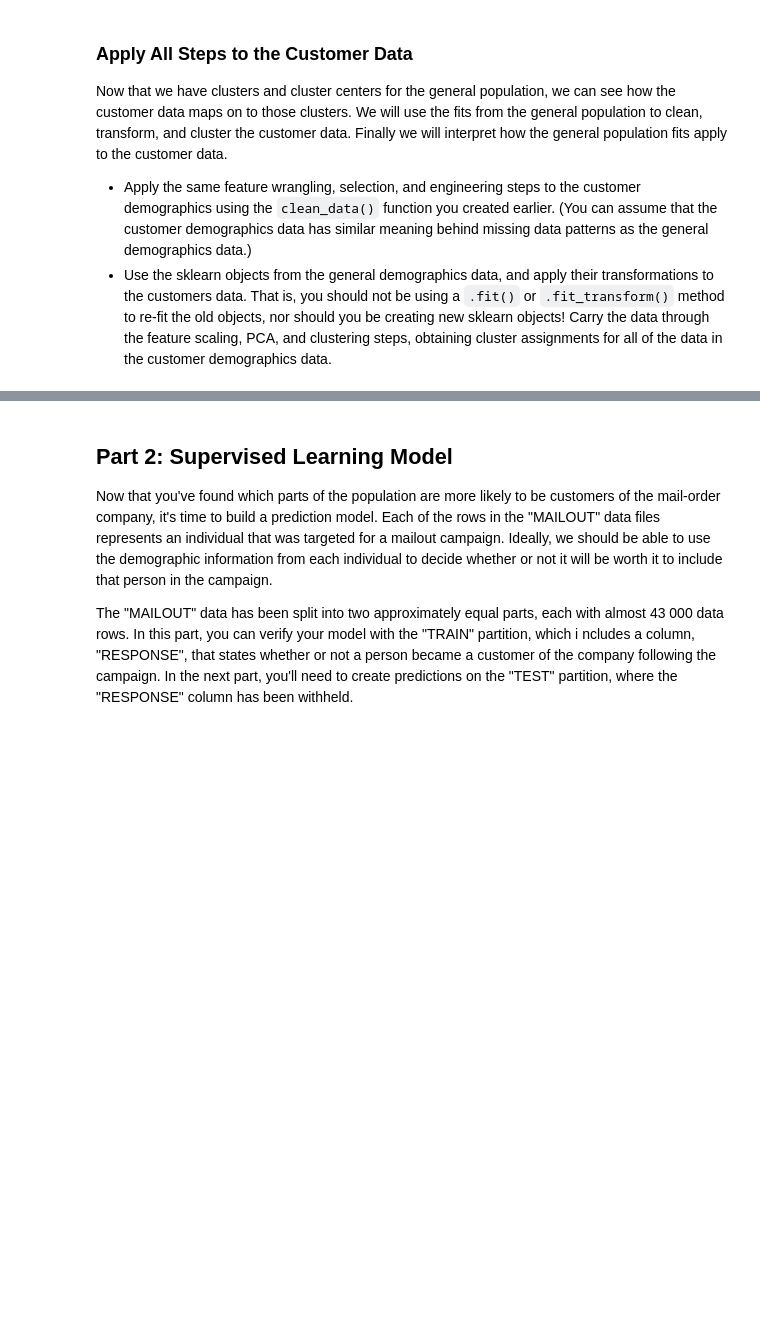
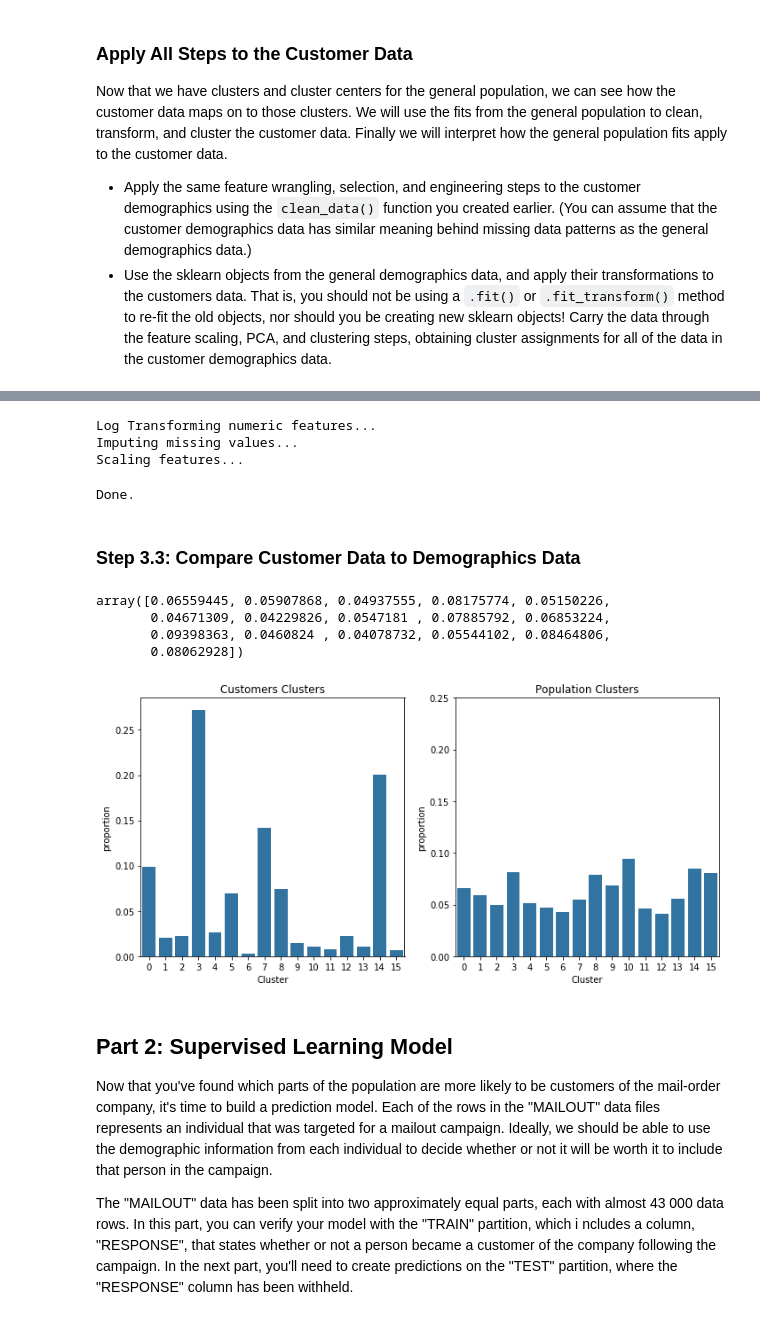
Before and after one commit to santamm/Customer-Segmentation, a Jupyter notebook: Arvato Project Workbook.ipynb, the cells around one changed output, grey strips where cells are left out. Saved outputs shown, nothing was run; the diff lists cells and outputs as text; code cells hidden in the pictures; blank space fills up the shorter version.

Commit message:
Clustering applied to Customer pop

```diff
--- a/Arvato Project Workbook.ipynb
+++ b/Arvato Project Workbook.ipynb
@@ -1046,0 +1196,5 @@ Now that we have clusters and cluster centers for the general population, we can
+# %%
+# Cleaning Data
+#'CUSTOMER_GROUP', 'ONLINE_PURCHASE', and 'PRODUCT_GROUP columns will be dropped
+customers = customers.drop(labels=['CUSTOMER_GROUP', 'ONLINE_PURCHASE', 'PRODUCT_GROUP'], axis=1)
+customers = clean_data(customers, azdias_info)
@@ -1047,3 +1211,62 @@ Now that we have clusters and cluster centers for the general population, we can
+# %%
+# Feature Transformation
+customers, imputers, scaler = feature_transformation(customers, azdias_info, imputers, scaler)
+# %% [output]
+Log Transforming numeric features...
+Imputing missing values...
+Scaling features...
+Done.
+# %%
+# Applying Pca
+cust_pca = pca.transform(customers)
+# %%
+# Clustering (16 clusters)
+customer_labels = k_model.predict(cust_pca)
+customer_centroids = k_model.cluster_centers_
+# %% [markdown]
+### Step 3.3: Compare Customer Data to Demographics Data
+# %%
+np.bincount(gen_labels)/len(gen_labels)
+# %% [output]
+array([0.06559445, 0.05907868, 0.04937555, 0.08175774, 0.05150226,
+       0.04671309, 0.04229826, 0.0547181 , 0.07885792, 0.06853224,
+       0.09398363, 0.0460824 , 0.04078732, 0.05544102, 0.08464806,
+       0.08062928])
+# %%
+# Compare the proportion of data in each cluster for the customer data to the
+# proportion of data in each cluster for the general population.
+
+plt.figure(figsize=(10,5))
+plt.subplot(1, 2, 1)
+n_points = len(customer_labels)
+max_count = np.max(np.bincount(customer_labels))
+max_prop = max_count / n_points
+
+# generate tick mark locations and names
+tick_props = np.arange(0, max_prop, 0.05)
+tick_names = ['{:0.2f}'.format(v) for v in tick_props]
+
+# Customers the plot
+base_color = sns.color_palette()[0]
+sns.countplot(x = customer_labels, color = base_color)
+plt.yticks(tick_props * n_points, tick_names)
+plt.ylabel('proportion')
+plt.xlabel('Cluster')
+plt.title('Customers Clusters')
+# Population plot
+plt.subplot(1, 2, 2)
+n_points = len(gen_labels)
+max_count = np.max(np.bincount(gen_labels))
+max_prop = max_count / n_points
+
+sns.countplot(x = gen_labels, color = base_color)
+plt.yticks(tick_props * n_points, tick_names)
+plt.ylabel('proportion')
+plt.xlabel('Cluster')
+plt.title('Population Clusters')
+plt.tight_layout()
+# %% [output]
+[figure, added]
 # %% [markdown]
 ## Part 2: Supervised Learning Model
 
```
Also changed, not shown: parts of 64 cells of this notebook.
